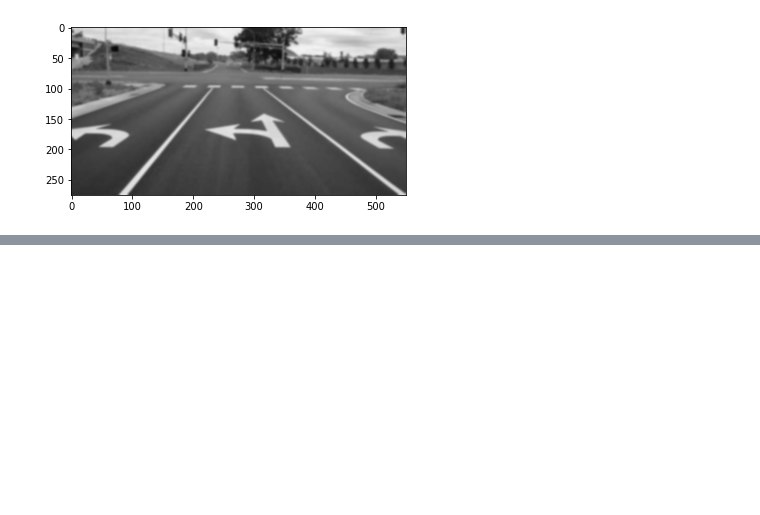
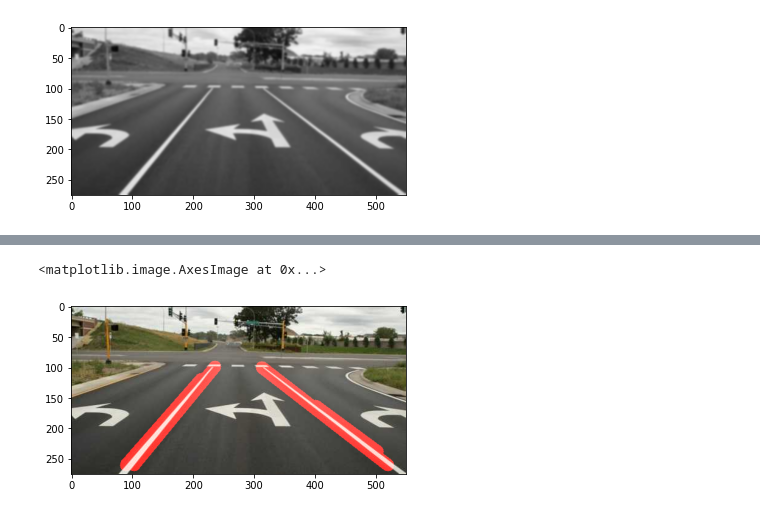
Before and after one commit to souvik0306/ML-Coursera, a Jupyter notebook: Udemy/autonomous.ipynb, the cells around one changed output, grey strips where cells are left out. Drawn from its saved outputs; the diff is of its cells as text; code cells hidden in the pictures; blank space fills up the shorter version.

```diff
--- a/Udemy/autonomous.ipynb
+++ b/Udemy/autonomous.ipynb
@@ -43,0 +62,15 @@ plt.imshow(cv2.cvtColor(canny,cv2.COLOR_BGR2RGB))
+# %%
+rho = 2
+theta = np.pi/100
+threshold = 170
+min_line_len = 100
+max_line_gap = 50
+
+lines = cv2.HoughLinesP(masked_image,rho,theta,threshold,np.array([]),min_line_len,max_line_gap)
+
+lines_image = np.zeros((masked_image.shape[0],masked_image.shape[1],3),dtype=np.uint8)
+
+for line in lines:
+    for x1,y1,x2,y2 in line:
+        cv2.line(lines_image,(x1,y1),(x2,y2),[0,0,255],20)
+lines
@@ -43,0 +85,12 @@ plt.imshow(cv2.cvtColor(canny,cv2.COLOR_BGR2RGB))
+# %%
+a = 1
+b = 1
+g = 0
+
+image_with_lines = cv2.addWeighted(lane_image,a,lines_image,b,g)
+# %%
+plt.figure()
+plt.imshow((cv2.cvtColor(image_with_lines,cv2.COLOR_BGR2RGB)))
+# %% [output]
+<matplotlib.image.AxesImage at 0x...>
+[figure, added]
```
Also changed, not shown: parts of 4 cells of this notebook.
